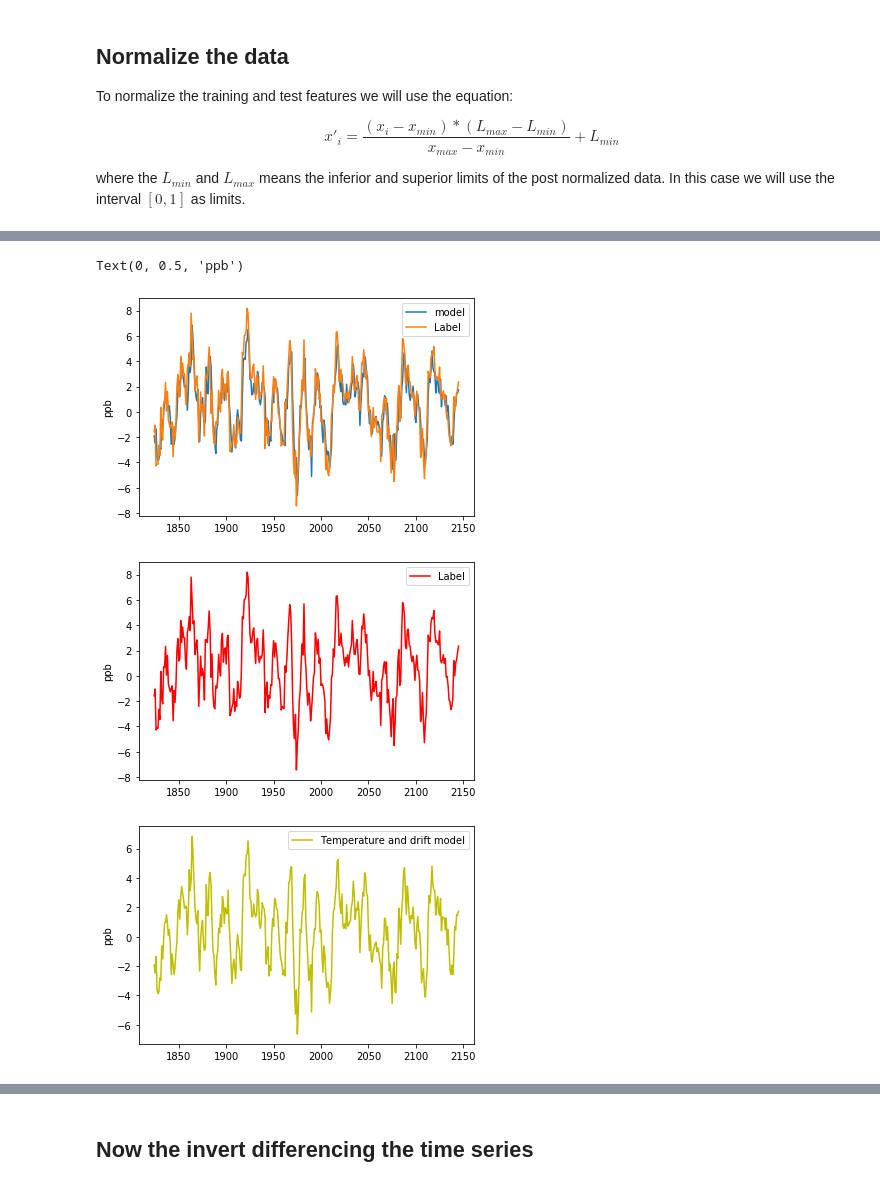
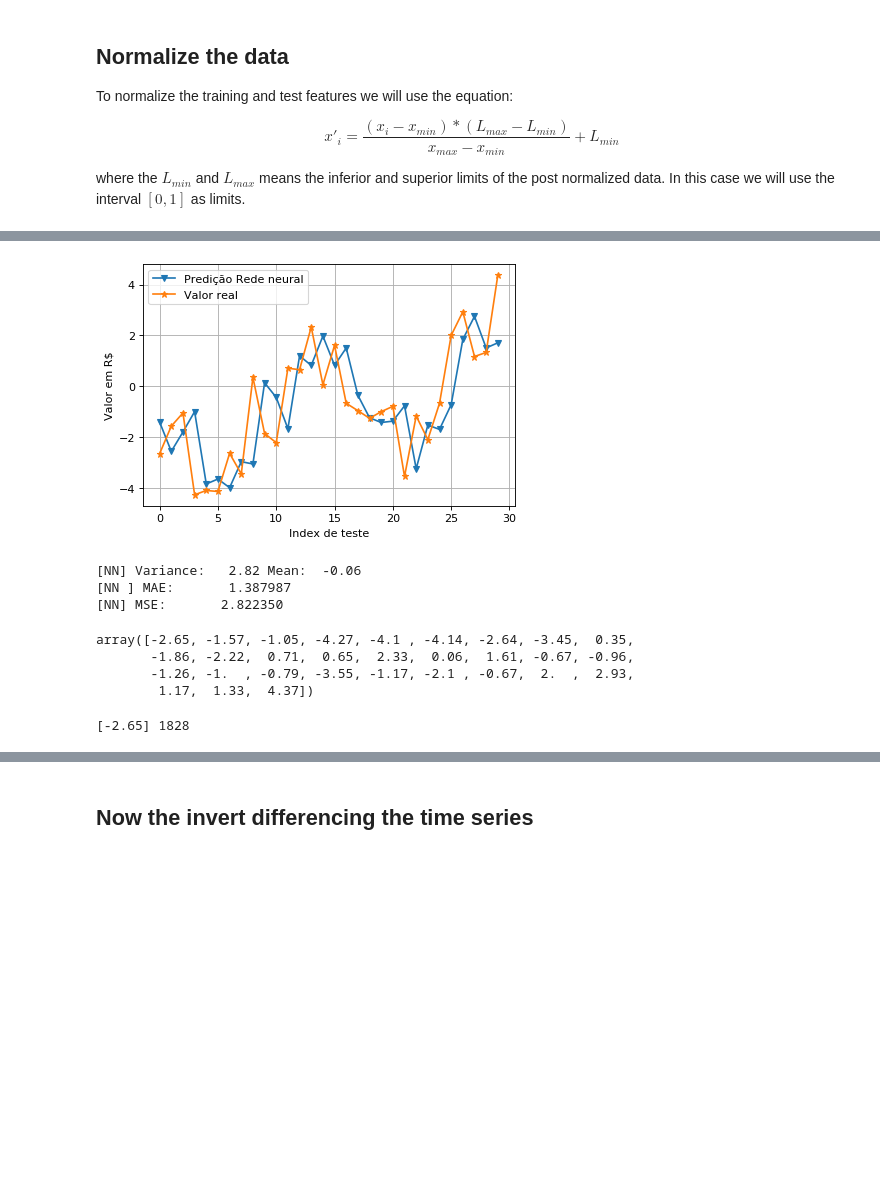
Before and after one commit to rodgdutra/Neural_network, a Jupyter notebook: time_series_bovespa/ibov_time_series.ipynb, the cells around one changed output, grey strips where cells are left out. Cells and saved outputs as stored; diff of their text form; code cells hidden in the pictures; blank space fills up the shorter version.

Commit message:
Updated wind wind_prediction exemple

```diff
--- a/time_series_bovespa/ibov_time_series.ipynb
+++ b/time_series_bovespa/ibov_time_series.ipynb
@@ -859,33 +859,67 @@ plt.legend(["Train", "Test"], loc="upper left")
 # plt.legend(["Train", "Test"], loc="upper left")
 # %%
 # Test some predictions
+yh_test = y_test.flatten()
+yh_test_p = yh_test[:30]
 y_nn = model.predict(x_test)
-# y_lstm = lstm.predict(xh_test)
 y_nn = y_nn.flatten()
-# y_lstm = y_lstm.flatten()
+y_nn_p = y_nn[:30]
+
 n_pred = len(y_nn)
 
-plt.figure()
-plt.plot(i_test, y_nn, label="model")
+# ARIMA results
 
-plt.plot(i_test, y_test.flatten(), label="Label")
+naive = np.concatenate(([0],yh_test_p[:-1]))
+fig = plt.figure(figsize=(6, 4), dpi= 80, facecolor='w', edgecolor='k')
+plt.plot(np.arange(0, len(y_nn_p)), y_nn_p, 'v-',label="Predição Rede neural")
+plt.plot(np.arange(0, len(yh_test_p)), yh_test_p, '*-',label="Valor real")
+plt.grid('on')
 plt.legend()
-plt.ylabel("ppb")
+plt.ylabel("Valor em R$")
+plt.xlabel('Index de teste')
+plt.show()
+# plt.figure()
+# plt.plot(i_test, y_nn, label="model")
 
-plt.figure()
-plt.plot(i_test, y_test.flatten(),'r' ,label="Label")
-plt.legend()
-plt.ylabel("ppb")
+# plt.plot(i_test, y_test.flatten(), label="Label")
+# plt.legend()
+# plt.ylabel("ppb")
 
-plt.figure()
-plt.plot(i_test, y_nn, 'y',label="Temperature and drift model")
-plt.legend()
-plt.ylabel("ppb")
+# plt.figure()
+# plt.plot(i_test, y_test.flatten(),'r' ,label="Label")
+# plt.legend()
+# plt.ylabel("ppb")
+
+# plt.figure()
+# plt.plot(i_test, y_nn, 'y',label="Temperature and drift model")
+# plt.legend()
+# plt.ylabel("ppb")
+y_nn_temp_err = y_nn_p - yh_test_p.flatten()
+print(
+    "[NN] Variance: %6.2f Mean: %6.2f"
+    % (np.var(y_nn_temp_err), np.mean(y_nn_temp_err))
+)
+print("[NN ] MAE:       %f " % mean_absolute_error(y_nn_p, yh_test_p))
+print("[NN] MSE:       %f " % mean_squared_error(y_nn_p, yh_test_p))
 # %% [output]
+[figure, new version]
-Text(0, 0.5, 'ppb')
+[NN] Variance:   2.82 Mean:  -0.06
+[NN ] MAE:       1.387987
+[NN] MSE:       2.822350
-[figure, old version]
-[figure, removed]
-[figure, removed]
+# %%
+yh_test_p
+# %% [output]
+array([-2.65, -1.57, -1.05, -4.27, -4.1 , -4.14, -2.64, -3.45,  0.35,
+       -1.86, -2.22,  0.71,  0.65,  2.33,  0.06,  1.61, -0.67, -0.96,
+       -1.26, -1.  , -0.79, -3.55, -1.17, -2.1 , -0.67,  2.  ,  2.93,
+        1.17,  1.33,  4.37])
+# %%
+print(y_test[0],i_test[0])
+# [NN] Variance:   0.94 Mean:  -0.07
+# [NN ] MAE:       0.786631
+# [NN] MSE:       0.940360
+# %% [output]
+[-2.65] 1828
 # %%
 y_nn_temp_err = y_nn - y_test.flatten()
 # y_lstm_err    = y_lstm - y_test.flatten()
```
Also changed, not shown: parts of 21 cells of this notebook.
